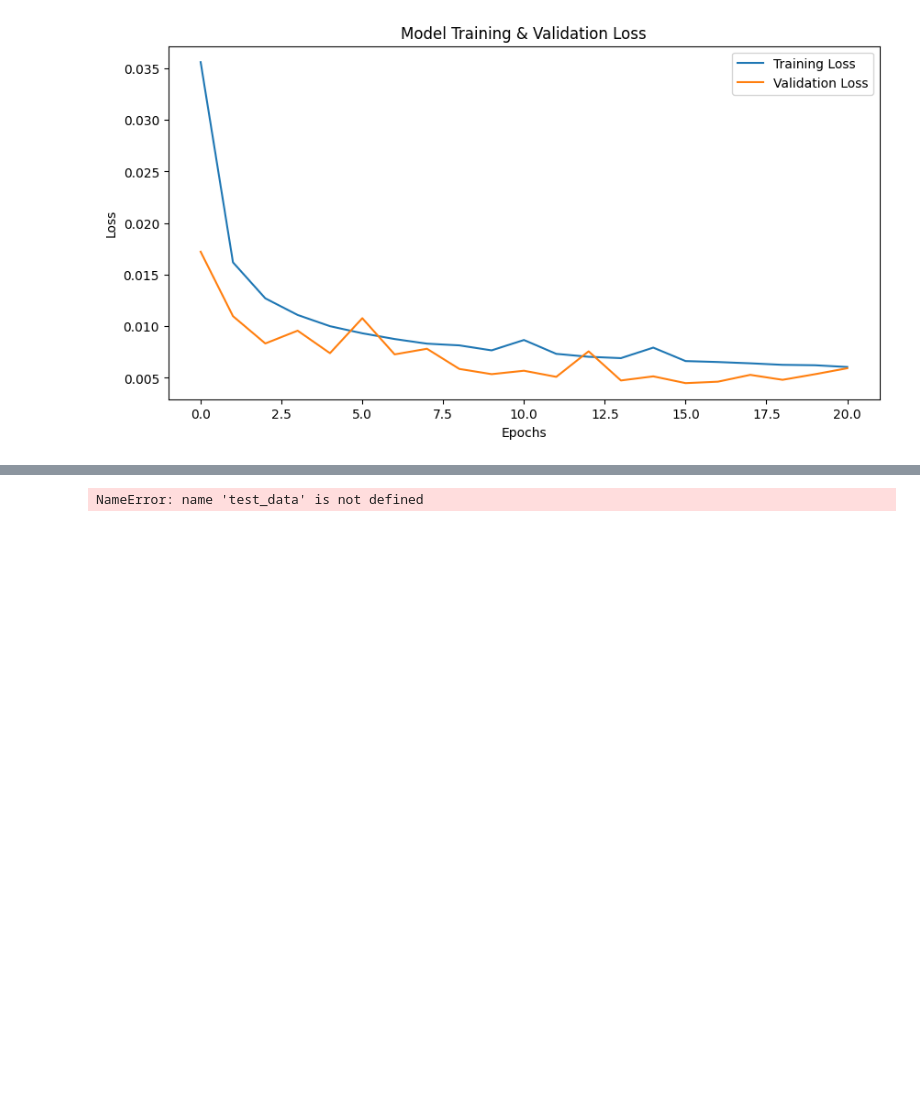
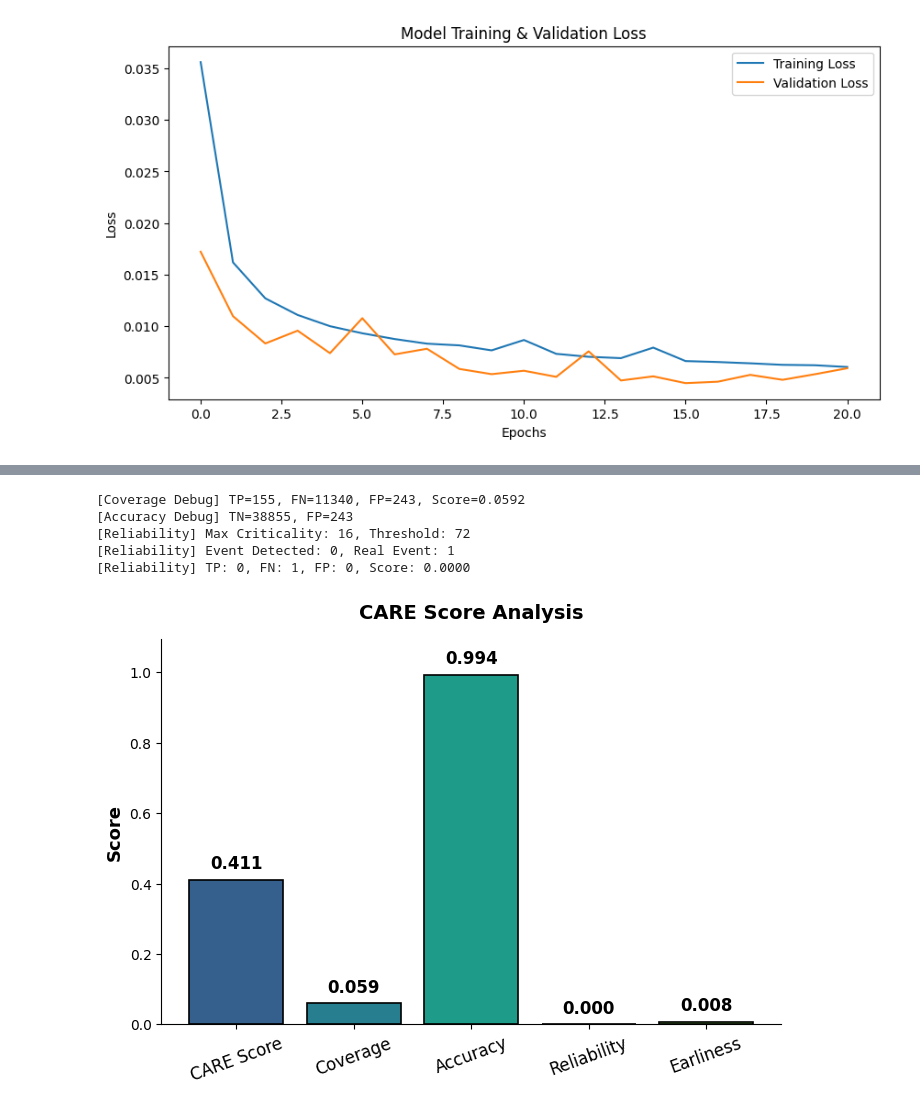
Before and after one commit to mohamedchnafy-ds/predective-maintenance, a Jupyter notebook: model/CNN LSTM implementation/Predictive_Maintenance_CNN+LSTM_AE_Abdallahi.ipynb, the cells around one changed output, grey strips where cells are left out. Drawn from its saved outputs; the diff is of its cells as text; code cells hidden in the pictures; blank space fills up the shorter version.

Commit message:
add new notebook for Cnnlstm and result for pytorch iplementation

```diff
--- a/model/CNN LSTM implementation/CNN_LSTMAE.ipynb
+++ b/model/CNN LSTM implementation/Predictive_Maintenance_CNN+LSTM_AE_Abdallahi.ipynb
@@ -983,0 +1022,5 @@ def care_score_processor(df_test, anomaly_column):
+# %%
+from tensorflow.keras.models import load_model
+#model.save('model_CNN_LSTM.keras')
+# Load the autoencoder model
+model = load_model('model_CNN_LSTM.keras')
@@ -983,0 +1078,12 @@ def care_score_processor(df_test, anomaly_column):
+# %%
+# Add results to test dataframe
+test_data['anomaly_score'] = anomaly_scores
+test_data['anomaly'] = (anomaly_scores > threshold).astype(int)
+test_data.rename(columns={'time_stamp': 'timestamp'}, inplace=True)
+
+
+# Evaluate model
+print("\n📌 Évaluation du modèle...")
+true_labels = ~test_data['status_type_id'].isin([0, 2])
+predicted_labels = test_data['anomaly']
+predicted_labels = pd.DataFrame(predicted_labels)
@@ -984,38 +1106,55 @@ def care_score_processor(df_test, anomaly_column):
+# %%
+# Analyse des résultats avec care_score_processor
+df_LSTM_care_score = care_score_processor(test_data, 'anomaly')
+df_LSTM_care_score.groupby(['anomaly', 'status_id']).size()
+
+anomaly_results = pd.DataFrame({
+    'anomaly': df_LSTM_care_score['anomaly']
+}, index=df_LSTM_care_score.index)
+
+care_calculator = CAREScore(omega1=1.0, omega2=1.0, omega3=1.0, omega4=2.0)
+scores = care_calculator.calculate_care_score(df_LSTM_care_score, anomaly_results)
+# %% [output]
+[Coverage Debug] TP=155, FN=11340, FP=243, Score=0.0592
+[Accuracy Debug] TN=38855, FP=243
+[Reliability] Max Criticality: 16, Threshold: 72
+[Reliability] Event Detected: 0, Real Event: 1
+[Reliability] TP: 0, FN: 1, FP: 0, Score: 0.0000
 # %%
-# Analyse des résultats avec care_score_processor
-df_LSTM_care_score = care_score_processor(test_data, 'anomaly')
-df_LSTM_care_score.groupby(['anomaly', 'status_id']).size()
-
-anomaly_results = pd.DataFrame({
-    'anomaly': df_LSTM_care_score['anomaly']
-}, index=df_LSTM_care_score.index)
-
-care_calculator = CAREScore(omega1=1.0, omega2=1.0, omega3=1.0, omega4=2.0)
-scores = care_calculator.calculate_care_score(df_LSTM_care_score, anomaly_results)
-
-
-
 # Extract scores
 data = {
     "CARE Score": scores['care'],
     "Coverage": scores['coverage'],
     "Accuracy": scores['accuracy'],
     "Reliability": scores['reliability'],
     "Earliness": scores['earliness']
 }
 
-# Plot bar chart
+# Create figure and axis
 fig, ax = plt.subplots(figsize=(8, 5))
-colors = plt.cm.viridis(range(len(data)))  # Use a colormap for consistent coloring
-bars = ax.bar(data.keys(), data.values(), color=colors)
+
+# Generate colors using Viridis colormap
+colors = plt.cm.viridis(np.linspace(0.3, 0.8, len(data)))
+
+# Create bar chart
+bars = ax.bar(data.keys(), data.values(), color=colors, edgecolor="black", linewidth=1.2)
 
 # Add value labels on top of bars
 for bar, value in zip(bars, data.values()):
-    ax.text(bar.get_x() + bar.get_width() / 2, bar.get_height(), f'{value:.3f}',
-            ha='center', va='bottom', fontsize=12, color='black')
+    ax.text(bar.get_x() + bar.get_width() / 2, bar.get_height() + 0.02, f'{value:.3f}',
+            ha='center', va='bottom', fontsize=12, fontweight='bold', color='black')
 
-ax.set_ylabel("Score")
-ax.set_title("CARE Score Analysis")
+# Customizations
+ax.set_ylabel("Score", fontsize=13, fontweight='bold')
+ax.set_title("CARE Score Analysis", fontsize=14, fontweight='bold', pad=15)
+ax.set_ylim(0, max(data.values()) + 0.1)  # Add some space above bars
+ax.spines['top'].set_visible(False)
+ax.spines['right'].set_visible(False)
+
+# Rotate x-axis labels if needed
+plt.xticks(rotation=20, fontsize=12)
+
+# Show plot
 plt.show()
 # %% [output]
-NameError: name 'test_data' is not defined
+[figure, added]
```
Also changed, not shown: parts of 22 cells of this notebook, 1 other file.
